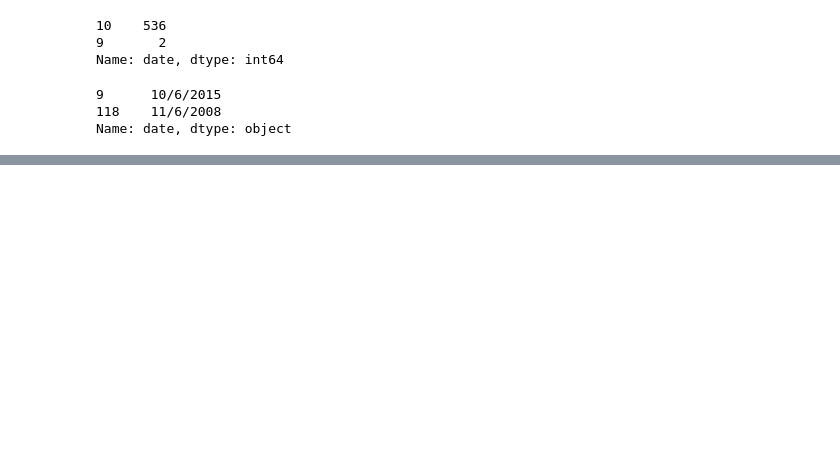
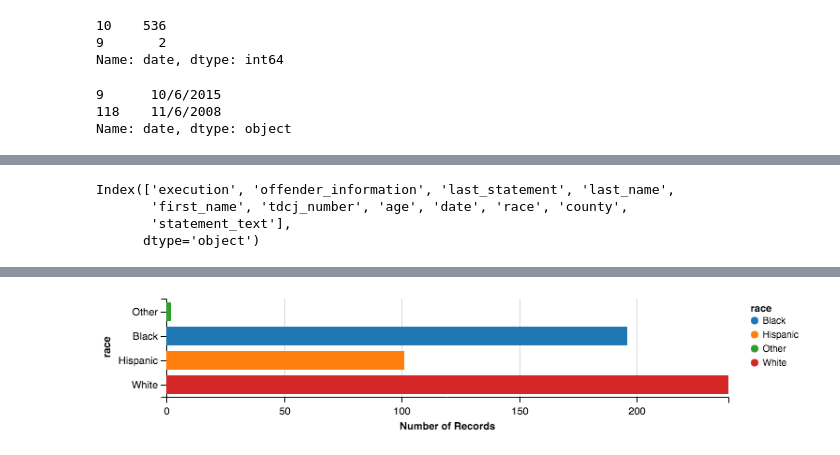
Before and after one commit to mgnbecker/Capstone-Project_mb, a Jupyter notebook: Modeling_Attempts.ipynb, the cells around one changed output, grey strips where cells are left out. Drawn from its saved outputs; the diff is of its cells as text; code cells hidden in the pictures; blank space fills up the shorter version.

```diff
--- a/Modeling_Attempts.ipynb
+++ b/Modeling_Attempts.ipynb
@@ -172,0 +218,15 @@ people.date = people.date.map(_read_date)
+# %%
+people.columns
+# %% [output]
+Index(['execution', 'offender_information', 'last_statement', 'last_name',
+       'first_name', 'tdcj_number', 'age', 'date', 'race', 'county',
+       'statement_text'],
+      dtype='object')
+# %%
+show(Chart(people[['race', 'age']].dropna()).mark_bar().encode(
+        x='count(*)',
+        y=Y('race',
+            sort=SortField('count(*)', op='mean', order='descending')),
+        color='race',
+    ), width=600)
+# %% [output]
@@ -172,0 +234 @@ people.date = people.date.map(_read_date)
+[figure, added]
```
Also changed, not shown: parts of 6 cells of this notebook.
